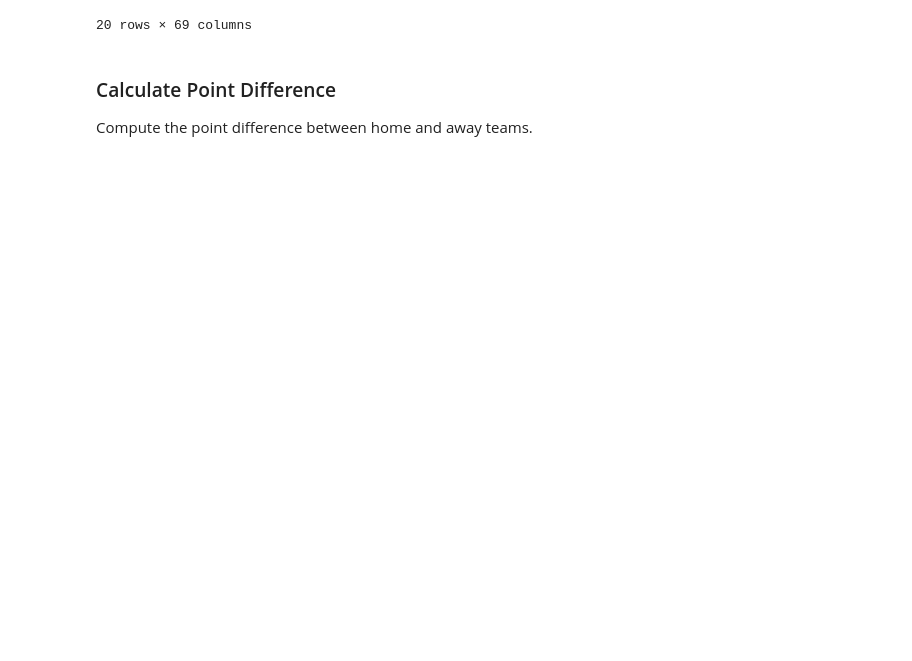
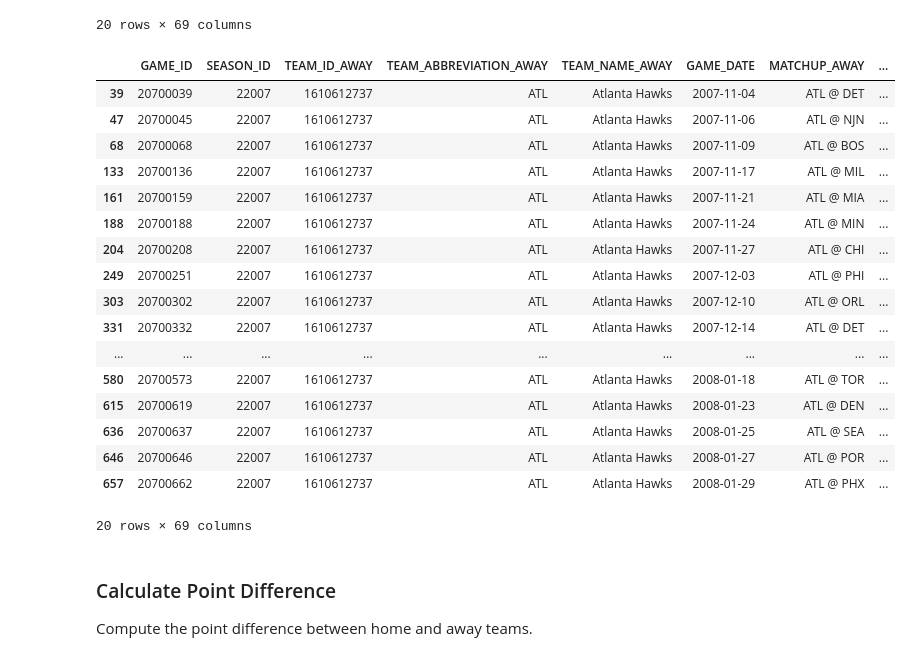
Before and after one commit to shrimpeu/Predictive-Analytics-for-a-Betting-Gaming-Platform, a Jupyter notebook: Data_Cleaning_and_Feature_Eng.ipynb, the cells around one changed output. Drawn from its saved outputs; the diff is of its cells as text; code cells hidden in the pictures; blank space fills up the shorter version.

```diff
--- a/Data_Cleaning_and_Feature_Eng.ipynb
+++ b/Data_Cleaning_and_Feature_Eng.ipynb
@@ -288,6 +288,7 @@ Create columns to track win streaks for both home and away teams.
 # %%
 import pandas as pd
 
+# Function to calculate streaks based on previous game results
 def calculate_streaks(series):
     streaks = [0] * len(series)  # Initialize the streaks list with zeros
     streak_count = 0  # Initialize the streak counter
@@ -302,11 +303,17 @@ def calculate_streaks(series):
 
     return pd.Series(streaks, index=series.index)
 
-# Calculate HomeWinStreak for each team
+# First, sort the DataFrame by GAME_DATE to ensure chronological order
+merged_df = merged_df.sort_values(by=['GAME_DATE'])
+
+# Calculate HomeWinStreak for each team, considering the chronological order
 merged_df['HomeWinStreak'] = merged_df.groupby('TEAM_ABBREVIATION_HOME')['HomeWin'].transform(calculate_streaks)
 
-# Calculate AwayWinStreak for each team
+# Calculate AwayWinStreak for each team, considering the chronological order
 merged_df['AwayWinStreak'] = merged_df.groupby('TEAM_ABBREVIATION_AWAY')['AwayWin'].transform(calculate_streaks)
+
+# Now, sort back to the original order by TEAM_ABBREVIATION_HOME and GAME_DATE
+merged_df = merged_df.sort_values(by=['TEAM_ABBREVIATION_HOME', 'GAME_DATE'])
 # %%
 merged_df.head(20)
 # %% [output]
@@ -328,6 +335,29 @@ merged_df.head(20)
 | 529 | 20700526 | 22007 | 1610612764 | WAS | Washington Wizards | 2008-01-11 | WAS @ ATL | ... |
 | 544 | 20700542 | 22007 | 1610612741 | CHI | Chicago Bulls | 2008-01-13 | CHI @ ATL | ... |
 20 rows × 69 columns
+# %%
+# Sort by TEAM_ABBREVIATION_AWAY and GAME_DATE, then display the first 20 rows
+merged_df_away = merged_df.sort_values(by=['TEAM_ABBREVIATION_AWAY', 'GAME_DATE'])
+merged_df_away.head(20)
+# %% [output]
+|  | GAME_ID | SEASON_ID | TEAM_ID_AWAY | TEAM_ABBREVIATION_AWAY | TEAM_NAME_AWAY | GAME_DATE | MATCHUP_AWAY | ... |
+| 39 | 20700039 | 22007 | 1610612737 | ATL | Atlanta Hawks | 2007-11-04 | ATL @ DET | ... |
+| 47 | 20700045 | 22007 | 1610612737 | ATL | Atlanta Hawks | 2007-11-06 | ATL @ NJN | ... |
+| 68 | 20700068 | 22007 | 1610612737 | ATL | Atlanta Hawks | 2007-11-09 | ATL @ BOS | ... |
+| 133 | 20700136 | 22007 | 1610612737 | ATL | Atlanta Hawks | 2007-11-17 | ATL @ MIL | ... |
+| 161 | 20700159 | 22007 | 1610612737 | ATL | Atlanta Hawks | 2007-11-21 | ATL @ MIA | ... |
+| 188 | 20700188 | 22007 | 1610612737 | ATL | Atlanta Hawks | 2007-11-24 | ATL @ MIN | ... |
+| 204 | 20700208 | 22007 | 1610612737 | ATL | Atlanta Hawks | 2007-11-27 | ATL @ CHI | ... |
+| 249 | 20700251 | 22007 | 1610612737 | ATL | Atlanta Hawks | 2007-12-03 | ATL @ PHI | ... |
+| 303 | 20700302 | 22007 | 1610612737 | ATL | Atlanta Hawks | 2007-12-10 | ATL @ ORL | ... |
+| 331 | 20700332 | 22007 | 1610612737 | ATL | Atlanta Hawks | 2007-12-14 | ATL @ DET | ... |
+| ... | ... | ... | ... | ... | ... | ... | ... | ... |
+| 580 | 20700573 | 22007 | 1610612737 | ATL | Atlanta Hawks | 2008-01-18 | ATL @ TOR | ... |
+| 615 | 20700619 | 22007 | 1610612737 | ATL | Atlanta Hawks | 2008-01-23 | ATL @ DEN | ... |
+| 636 | 20700637 | 22007 | 1610612737 | ATL | Atlanta Hawks | 2008-01-25 | ATL @ SEA | ... |
+| 646 | 20700646 | 22007 | 1610612737 | ATL | Atlanta Hawks | 2008-01-27 | ATL @ POR | ... |
+| 657 | 20700662 | 22007 | 1610612737 | ATL | Atlanta Hawks | 2008-01-29 | ATL @ PHX | ... |
+20 rows × 69 columns
 # %% [markdown]
 ### Calculate Point Difference
 
```
